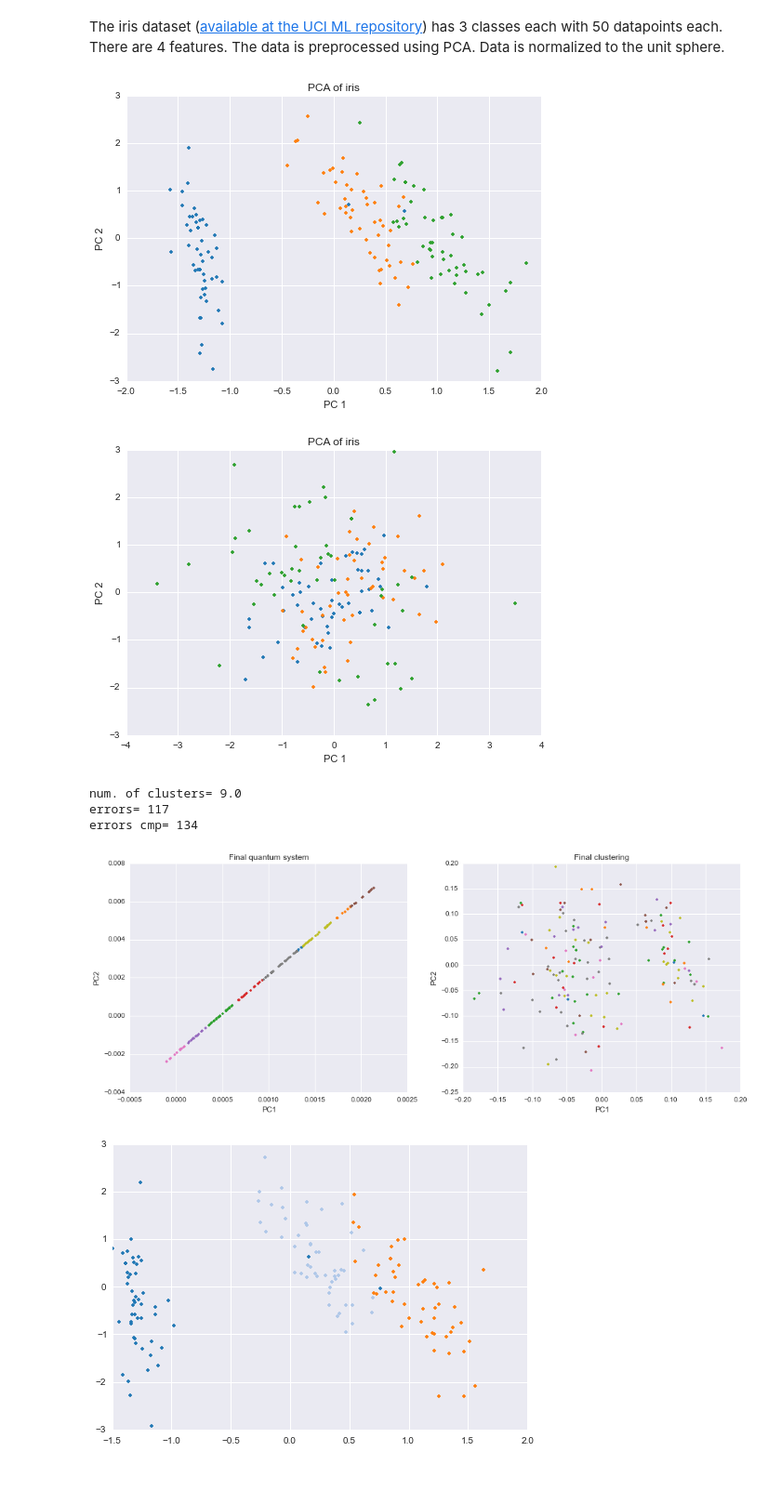
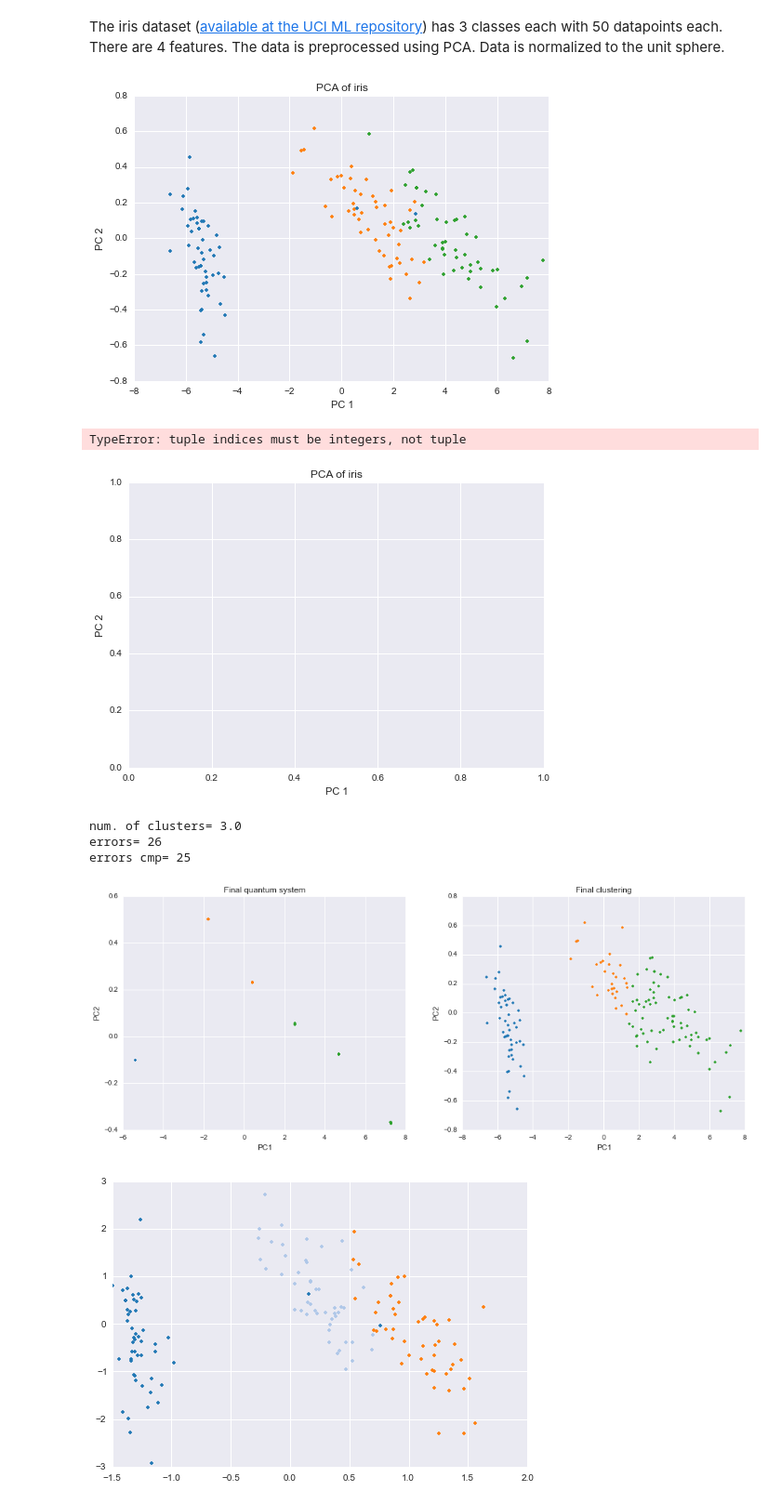
Before and after one commit to diogo-aos/QCThesis, a Jupyter notebook: notebooks/Horn.ipynb, the cells around one changed output. Shown at 93% size. Cells and saved outputs as stored; diff of their text form; code cells hidden in the pictures; blank space fills up the shorter version.

```diff
--- a/notebooks/Horn.ipynb
+++ b/notebooks/Horn.ipynb
@@ -115,15 +115,15 @@ normalize=False
 
 irisData=np.genfromtxt(dataset,delimiter=',')
 nirisData=irisData
+
 if normalize:
     nirisData=sklearn.preprocessing.normalize(nirisData,axis=0)
-
 
 # PCA of data
 pca=sklearn.decomposition.PCA(whiten=True)
 if irisPCA:
-    nirisData=pca.fit_transform(nirisData)
-    nirisData2=HornAlg.pcaFun(nirisData,whiten=False)
+    #nirisData=pca.fit_transform(nirisData)
+    nirisData,eVal,eVec=HornAlg.pcaFun(nirisData,whiten=True)
 
 #print irisData, nirisData
 #iris true assignment
@@ -133,7 +133,6 @@ irisAssign[100:149]=3
 
 #nirisData=sklearn.preprocessing.normalize(nirisData,axis=0)
 
-
 iFig1=plt.figure()
 plt.title('PCA of iris')
 plt.xlabel('PC 1')
@@ -141,7 +140,7 @@ plt.ylabel('PC 2')
 for i in range(150):
     plt.plot(nirisData[i,0],nirisData[i,1],marker='.',c=tableau20[int(irisAssign[i]-1)*2])
 # %% [output]
-[figure, old version]
+[figure, new version]
 # %%
 iFig1=plt.figure()
 plt.title('PCA of iris')
@@ -150,51 +149,52 @@ plt.ylabel('PC 2')
 for i in range(150):
     plt.plot(nirisData2[i,0],nirisData2[i,1],marker='.',c=tableau20[int(irisAssign[i]-1)*2])
 # %% [output]
+TypeError: tuple indices must be integers, not tuple
-[figure, old version]
+[figure, new version]
 # %%
-sigma=0.5
-steps=500
+sigma=0.75
+steps=80
 
-irisD,V,E=HornAlg.graddesc(nirisData2,sigma=sigma,steps=steps)
+irisD,V,E=HornAlg.graddesc(nirisData,sigma=sigma,steps=steps)
 # %%
-dist=0.002
-irisClustering=HornAlg.fineCluster(irisD,dist)
+dist=4
+irisClustering=HornAlg.fineCluster2(irisD,V,dist)
 #irisClustering=fineCluster2(irisD,V,dist)
 print 'num. of clusters=',max(irisClustering)
 
 iFig2,(iAx1,iAx2)=plt.subplots(nrows=1, ncols=2, figsize=(16,6))
 
 iAx1.set_title('Final quantum system')
 iAx1.set_xlabel('PC1')
 iAx1.set_ylabel('PC2')
 
 for i in range(irisD.shape[0]):
     if max(irisClustering) >=10:
         c=0
     else:
         c=int(irisClustering[i]-1)*2
     iAx1.plot(irisD[i,0],irisD[i,1],marker='.',c=tableau20[c])
 
 iAx2.set_title('Final clustering')
 iAx2.set_xlabel('PC1')
 iAx2.set_ylabel('PC2')
 
 for i in range(nirisData.shape[0]):
     if max(irisClustering) > 10:
         break
-    iAx2.plot(nirisData2[i,0],nirisData2[i,1],marker='.',c=tableau20[int(irisClustering[i]-1)*2])
+    iAx2.plot(nirisData[i,0],nirisData[i,1],marker='.',c=tableau20[int(irisClustering[i]-1)*2])
 
 
 e1=max(map(irisClustering[0:49].tolist().count, irisClustering[0:49]))
 e2=max(map(irisClustering[50:99].tolist().count, irisClustering[50:99]))
 e3=max(map(irisClustering[100:149].tolist().count, irisClustering[100:149]))
 print 'errors=',150-e1-e2-e3
 print 'errors cmp=',(irisClustering==irisAssign).tolist().count(False)
 # %% [output]
-num. of clusters= 9.0
-errors= 117
-errors cmp= 134
+num. of clusters= 3.0
+errors= 26
+errors cmp= 25
-[figure, old version]
+[figure, new version]
 # %%
 for i in range(irisData.shape[0]):
     plt.plot(nirisData[i,0],nirisData[i,1],marker='.',c=tableau20[int(irisAssign[i])-1]*2)
```
Also changed, not shown: parts of 4 cells of this notebook, 4 other files.
